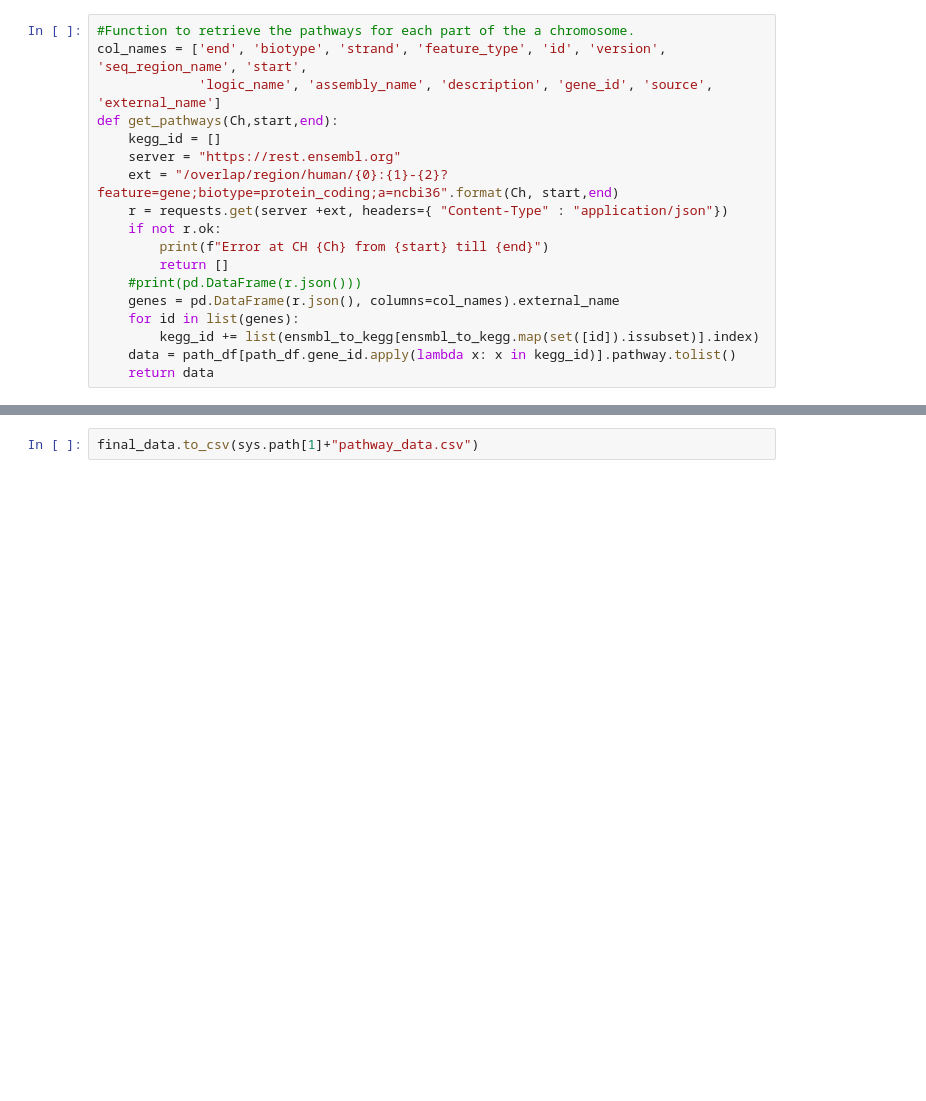
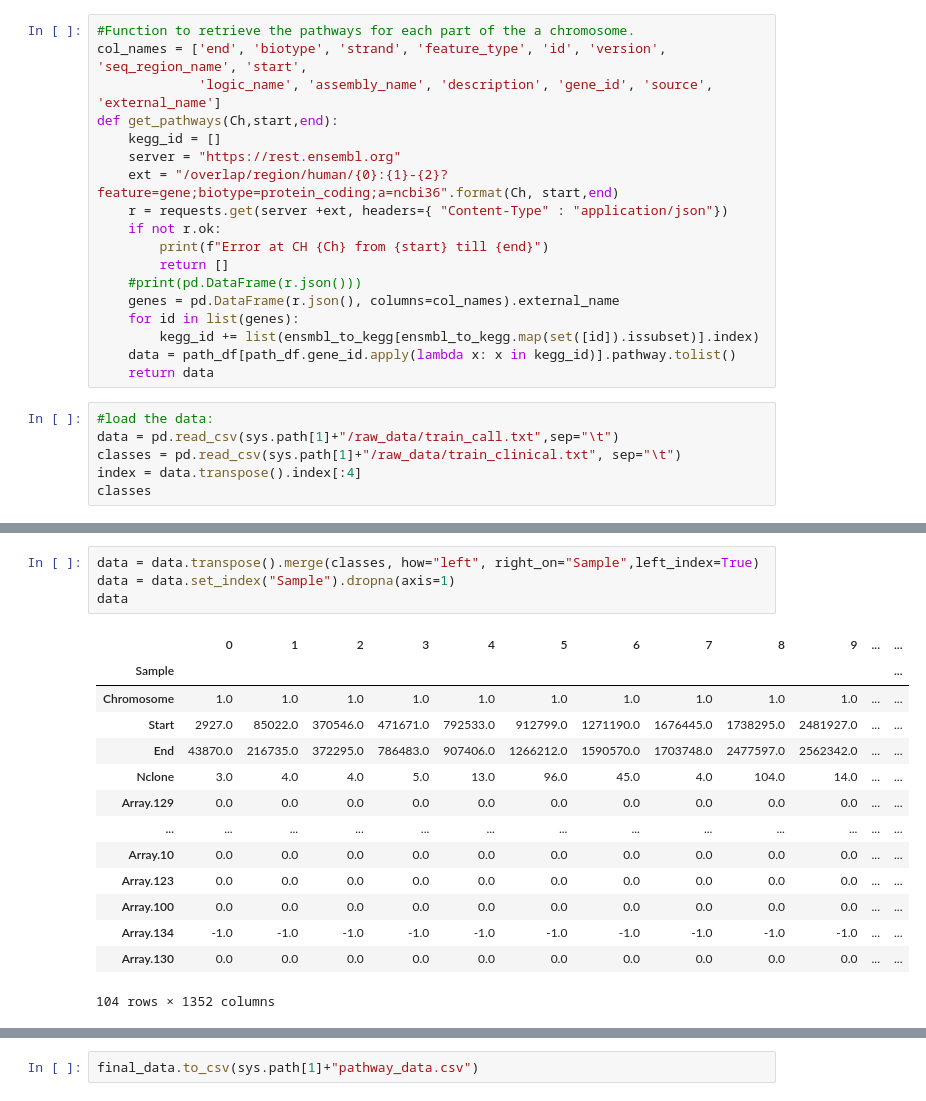
Before and after one commit to pbrizzolari/CATS, a Jupyter notebook: Nils/Preprocces.ipynb, the cells around one changed output, grey strips where cells are left out. Drawn from its saved outputs; the diff is of its cells as text; blank space fills up the shorter version.

```diff
--- a/Nils/Preprocces.ipynb
+++ b/Nils/Preprocces.ipynb
@@ -45,3 +45,9 @@ def get_pathways(Ch,start,end):
         kegg_id += list(ensmbl_to_kegg[ensmbl_to_kegg.map(set([id]).issubset)].index)
     data = path_df[path_df.gene_id.apply(lambda x: x in kegg_id)].pathway.tolist()
     return data
+# %%
+#load the data:
+data = pd.read_csv(sys.path[1]+"/raw_data/train_call.txt",sep="\t")
+classes = pd.read_csv(sys.path[1]+"/raw_data/train_clinical.txt", sep="\t")
+index = data.transpose().index[:4]
+classes
@@ -47,0 +68,19 @@ def get_pathways(Ch,start,end):
+# %%
+data = data.transpose().merge(classes, how="left", right_on="Sample",left_index=True)
+data = data.set_index("Sample").dropna(axis=1)
+data
+# %% [output]
+|  | 0 | 1 | 2 | 3 | 4 | 5 | 6 | 7 | 8 | 9 | ... | ... |
+| Sample |  |  |  |  |  |  |  |  |  |  |  | ... |
+| Chromosome | 1.0 | 1.0 | 1.0 | 1.0 | 1.0 | 1.0 | 1.0 | 1.0 | 1.0 | 1.0 | ... | ... |
+| Start | 2927.0 | 85022.0 | 370546.0 | 471671.0 | 792533.0 | 912799.0 | 1271190.0 | 1676445.0 | 1738295.0 | 2481927.0 | ... | ... |
+| End | 43870.0 | 216735.0 | 372295.0 | 786483.0 | 907406.0 | 1266212.0 | 1590570.0 | 1703748.0 | 2477597.0 | 2562342.0 | ... | ... |
+| Nclone | 3.0 | 4.0 | 4.0 | 5.0 | 13.0 | 96.0 | 45.0 | 4.0 | 104.0 | 14.0 | ... | ... |
+| Array.129 | 0.0 | 0.0 | 0.0 | 0.0 | 0.0 | 0.0 | 0.0 | 0.0 | 0.0 | 0.0 | ... | ... |
+| ... | ... | ... | ... | ... | ... | ... | ... | ... | ... | ... | ... | ... |
+| Array.10 | 0.0 | 0.0 | 0.0 | 0.0 | 0.0 | 0.0 | 0.0 | 0.0 | 0.0 | 0.0 | ... | ... |
+| Array.123 | 0.0 | 0.0 | 0.0 | 0.0 | 0.0 | 0.0 | 0.0 | 0.0 | 0.0 | 0.0 | ... | ... |
+| Array.100 | 0.0 | 0.0 | 0.0 | 0.0 | 0.0 | 0.0 | 0.0 | 0.0 | 0.0 | 0.0 | ... | ... |
+| Array.134 | -1.0 | -1.0 | -1.0 | -1.0 | -1.0 | -1.0 | -1.0 | -1.0 | -1.0 | -1.0 | ... | ... |
+| Array.130 | 0.0 | 0.0 | 0.0 | 0.0 | 0.0 | 0.0 | 0.0 | 0.0 | 0.0 | 0.0 | ... | ... |
+104 rows × 1352 columns
```
Also changed, not shown: parts of 11 cells of this notebook, 1 other file.
